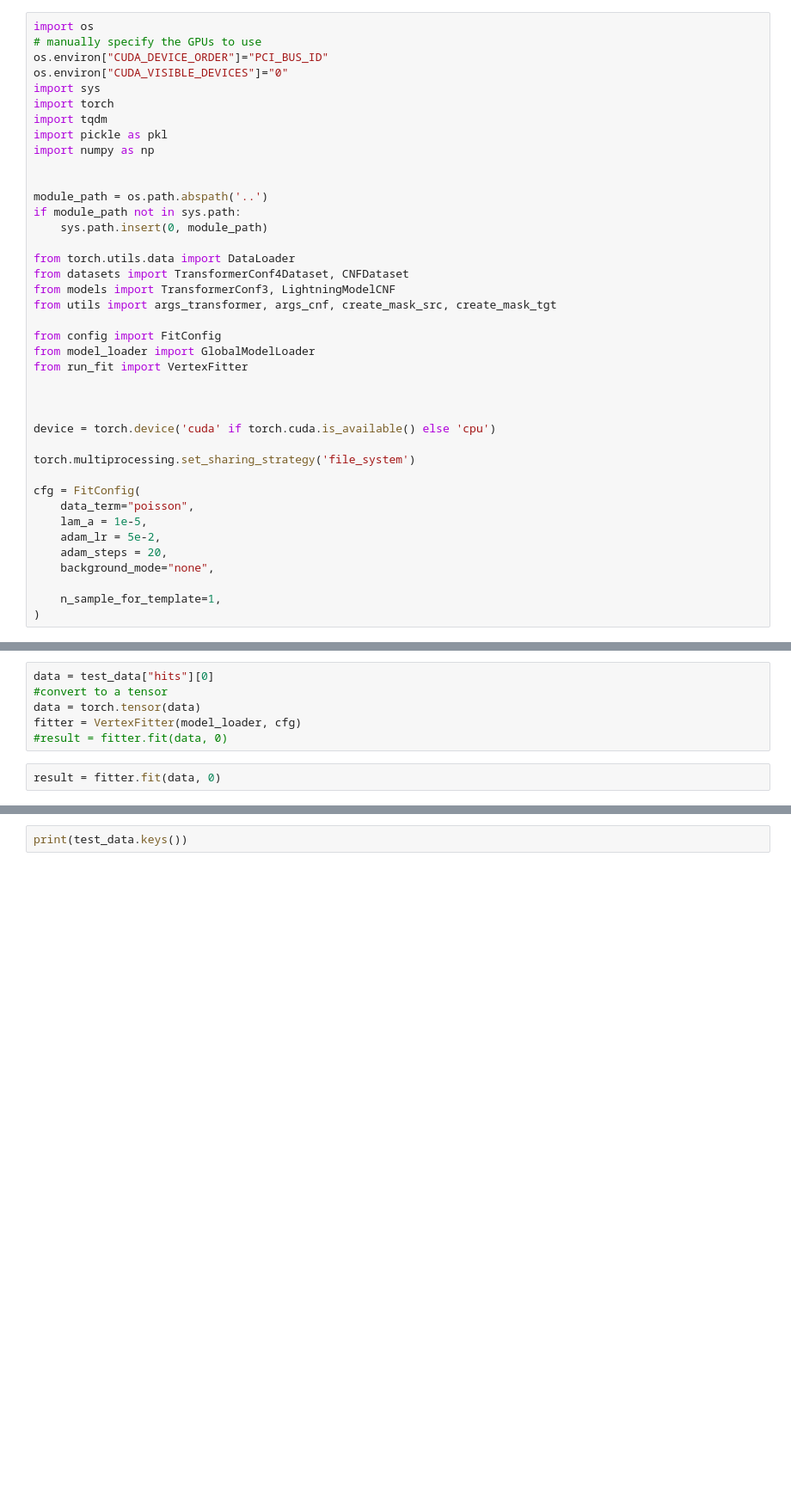
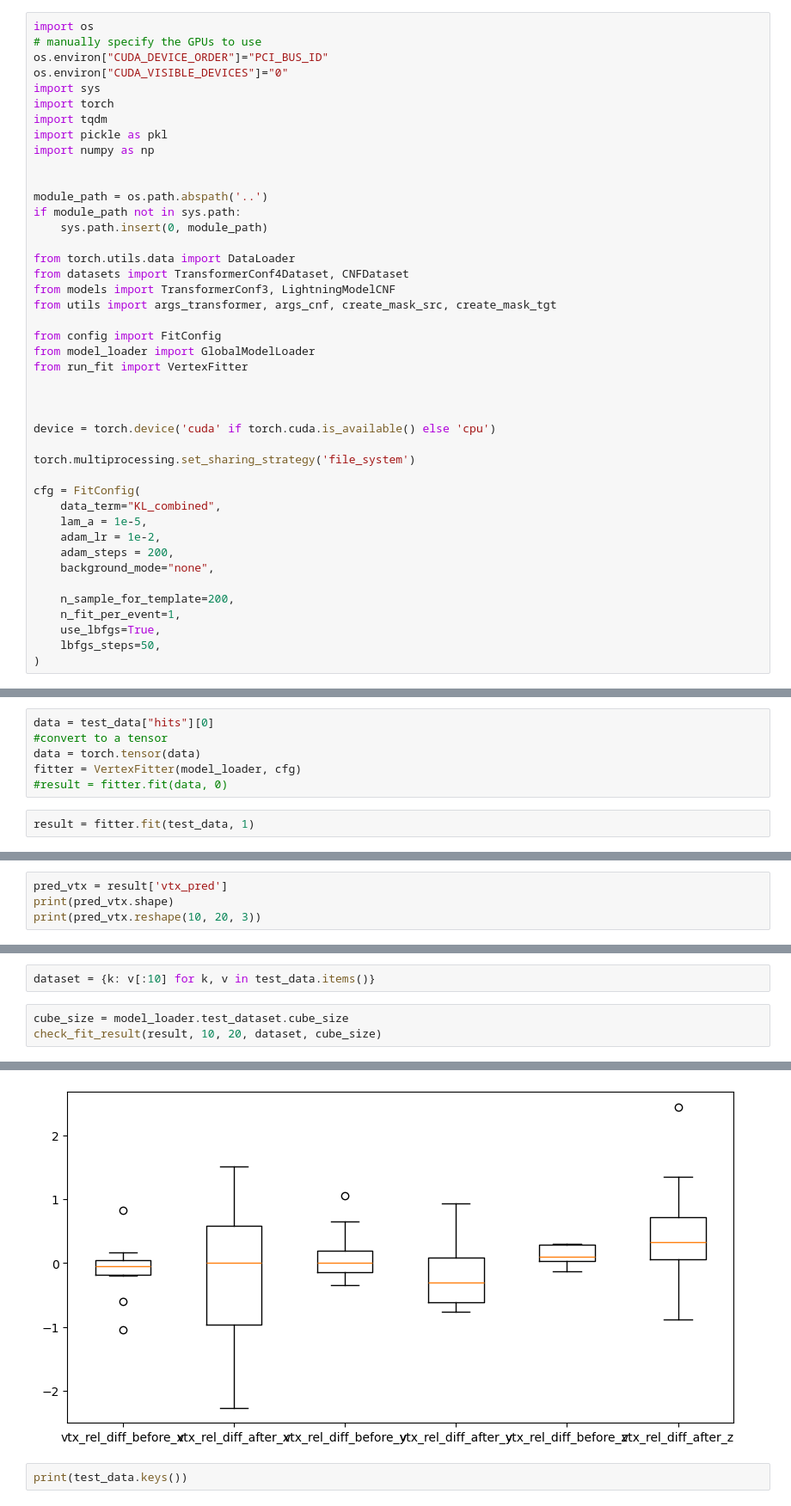
Before and after one commit to saulam/NeutrinoVertex-DL, a Jupyter notebook: vaFit/fit_vertex.ipynb, the cells around one changed output, grey strips where cells are left out. Shown at 86% size. Cells and saved outputs as stored; diff of their text form; blank space fills up the shorter version.

```diff
--- a/vaFit/fit_vertex.ipynb
+++ b/vaFit/fit_vertex.ipynb
@@ -30,13 +30,16 @@ device = torch.device('cuda' if torch.cuda.is_available() else 'cpu')
 torch.multiprocessing.set_sharing_strategy('file_system')
 
 cfg = FitConfig(
-    data_term="poisson",
+    data_term="KL_combined",
     lam_a = 1e-5,
-    adam_lr = 5e-2,
-    adam_steps = 20,
+    adam_lr = 1e-2,
+    adam_steps = 200,
     background_mode="none",
 
-    n_sample_for_template=1,
+    n_sample_for_template=200,
+    n_fit_per_event=1,
+    use_lbfgs=True,
+    lbfgs_steps=50,
 )
 # %%
 # set up the models
@@ -101,5 +112,5 @@ data = torch.tensor(data)
 fitter = VertexFitter(model_loader, cfg)
 #result = fitter.fit(data, 0)
 # %%
-result = fitter.fit(data, 0)
+result = fitter.fit(test_data, 1)
 # %% [output]
@@ -124,0 +134,4 @@ UnboundLocalError: cannot access local variable 'drift_loss' where it is not ass
+# %%
+pred_vtx = result['vtx_pred']
+print(pred_vtx.shape)
+print(pred_vtx.reshape(10, 20, 3))
@@ -124,0 +250,6 @@ UnboundLocalError: cannot access local variable 'drift_loss' where it is not ass
+# %%
+dataset = {k: v[:10] for k, v in test_data.items()}
+# %%
+cube_size = model_loader.test_dataset.cube_size
+check_fit_result(result, 10, 20, dataset, cube_size)
+# %% [output]
@@ -125,3 +273,4 @@ UnboundLocalError: cannot access local variable 'drift_loss' where it is not ass
+[figure, added]
 # %%
 print(test_data.keys())
 # %%
```
Also changed, not shown: parts of 8 cells of this notebook, 13 other files.
